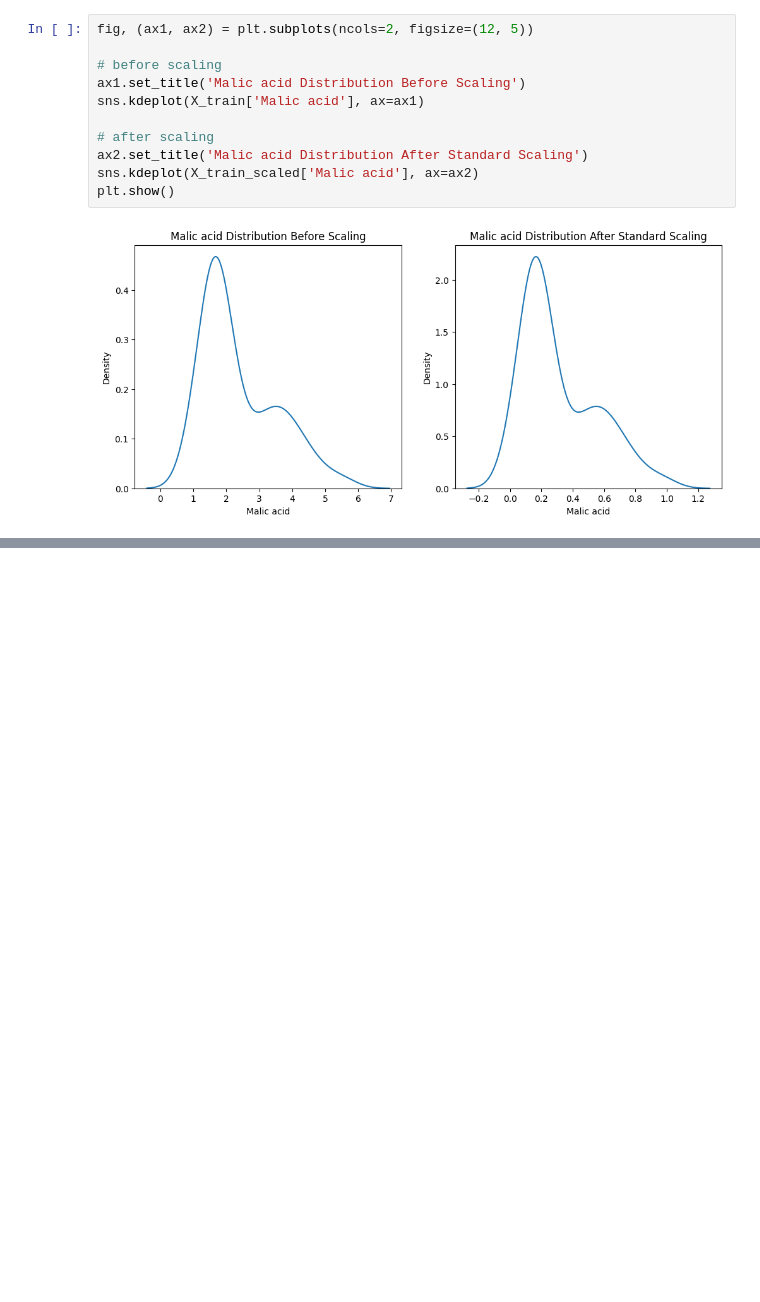
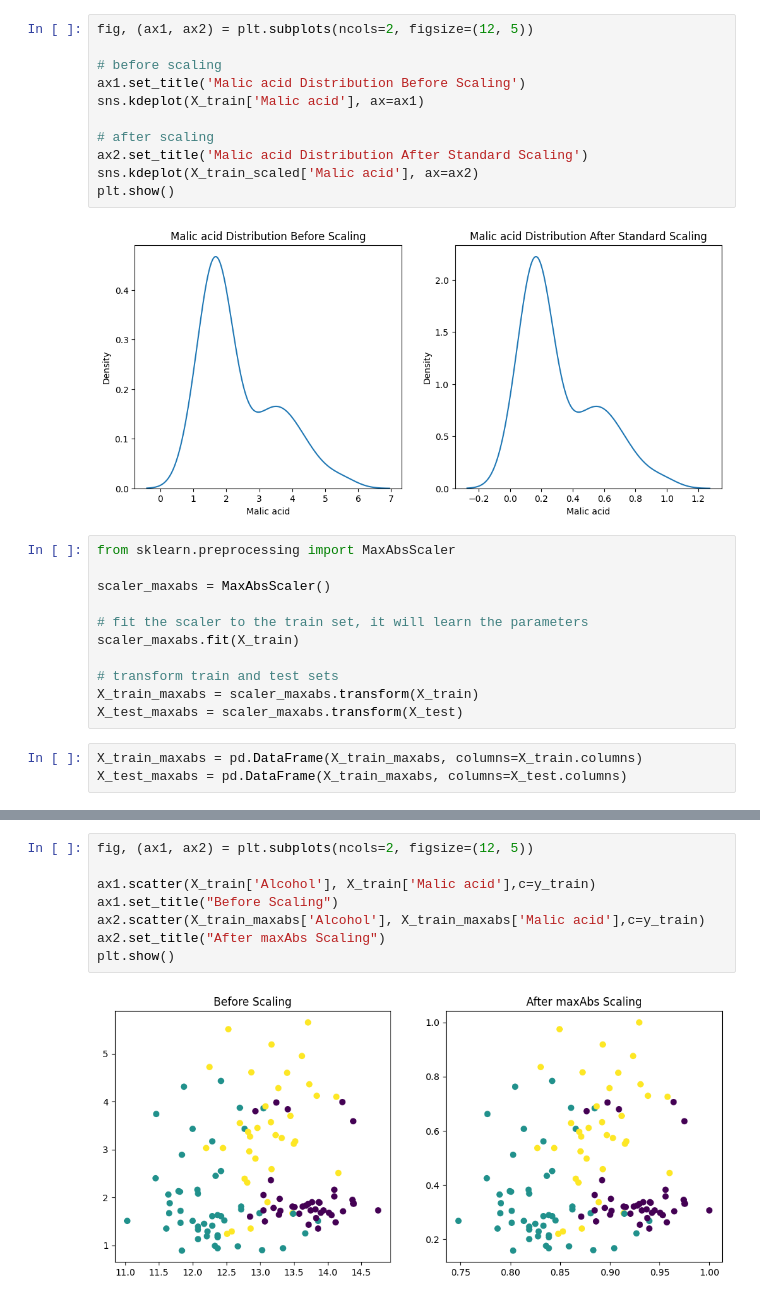
Before and after one commit to SachinGunjal001/Python-for-Machine-Learning, a Jupyter notebook: Normalization.ipynb, the cells around one changed output, grey strips where cells are left out. Cells and saved outputs as stored; diff of their text form; blank space fills up the shorter version.

```diff
--- a/Normalization.ipynb
+++ b/Normalization.ipynb
@@ -137,3 +137,17 @@ sns.kdeplot(X_train_scaled['Malic acid'], ax=ax2)
 plt.show()
 # %% [output]
 [figure]
+# %%
+from sklearn.preprocessing import MaxAbsScaler
+
+scaler_maxabs = MaxAbsScaler()
+
+# fit the scaler to the train set, it will learn the parameters
+scaler_maxabs.fit(X_train)
+
+# transform train and test sets
+X_train_maxabs = scaler_maxabs.transform(X_train)
+X_test_maxabs = scaler_maxabs.transform(X_test)
+# %%
+X_train_maxabs = pd.DataFrame(X_train_maxabs, columns=X_train.columns)
+X_test_maxabs = pd.DataFrame(X_train_maxabs, columns=X_test.columns)
@@ -139,0 +178,10 @@ plt.show()
+# %%
+fig, (ax1, ax2) = plt.subplots(ncols=2, figsize=(12, 5))
+
+ax1.scatter(X_train['Alcohol'], X_train['Malic acid'],c=y_train)
+ax1.set_title("Before Scaling")
+ax2.scatter(X_train_maxabs['Alcohol'], X_train_maxabs['Malic acid'],c=y_train)
+ax2.set_title("After maxAbs Scaling")
+plt.show()
+# %% [output]
+[figure, added]
```
Also changed, not shown: parts of 17 cells of this notebook.
